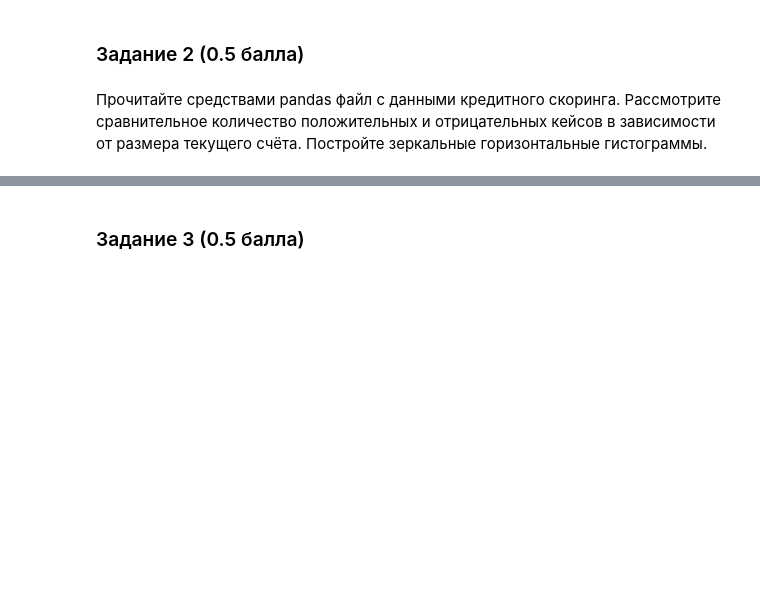
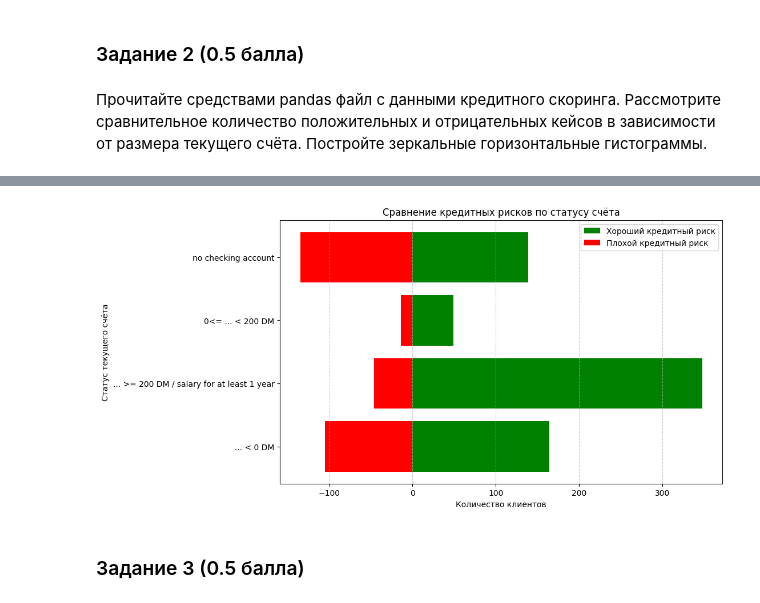
Before and after one commit to ReznikovVA/Advent-2023, a Jupyter notebook: homework_01_matplotlib_seaborn.ipynb, the cells around one changed output, grey strips where cells are left out. Cells and saved outputs as stored; diff of their text form; code cells hidden in the pictures; blank space fills up the shorter version.

```diff
--- a/homework_01_matplotlib_seaborn.ipynb
+++ b/homework_01_matplotlib_seaborn.ipynb
@@ -58,3 +73,26 @@ GERMAN_CREDIT = 'https://github.com/evgpat/datasets/raw/refs/heads/main/german_c
+# %%
+import pandas as pd
+import matplotlib.pyplot as plt
+
+data = pd.read_csv(GERMAN_CREDIT)
+
+# Группируем данные по статусу счёта и кредитному риску
+grouped_data = data.groupby(['status', 'credit_risk']).size().unstack()
+
+# Построение зеркальных горизонтальных гистограмм
+plt.figure(figsize=(10, 6))
+plt.barh(grouped_data.index, grouped_data['good'], color='green', label='Хороший кредитный риск')
+plt.barh(grouped_data.index, -grouped_data['bad'], color='red', label='Плохой кредитный риск')
+
+# Оформление
+plt.xlabel('Количество клиентов')
+plt.ylabel('Статус текущего счёта')
+plt.title('Сравнение кредитных рисков по статусу счёта')
+plt.legend(loc='upper right')
+plt.grid(axis='x', linestyle='--', alpha=0.7)
+plt.show()
+# %% [output]
+[figure, added]
 # %% [markdown]
 ### Задание 3  (0.5 балла)
 # %%
```
Also changed, not shown: parts of 29 cells of this notebook.
